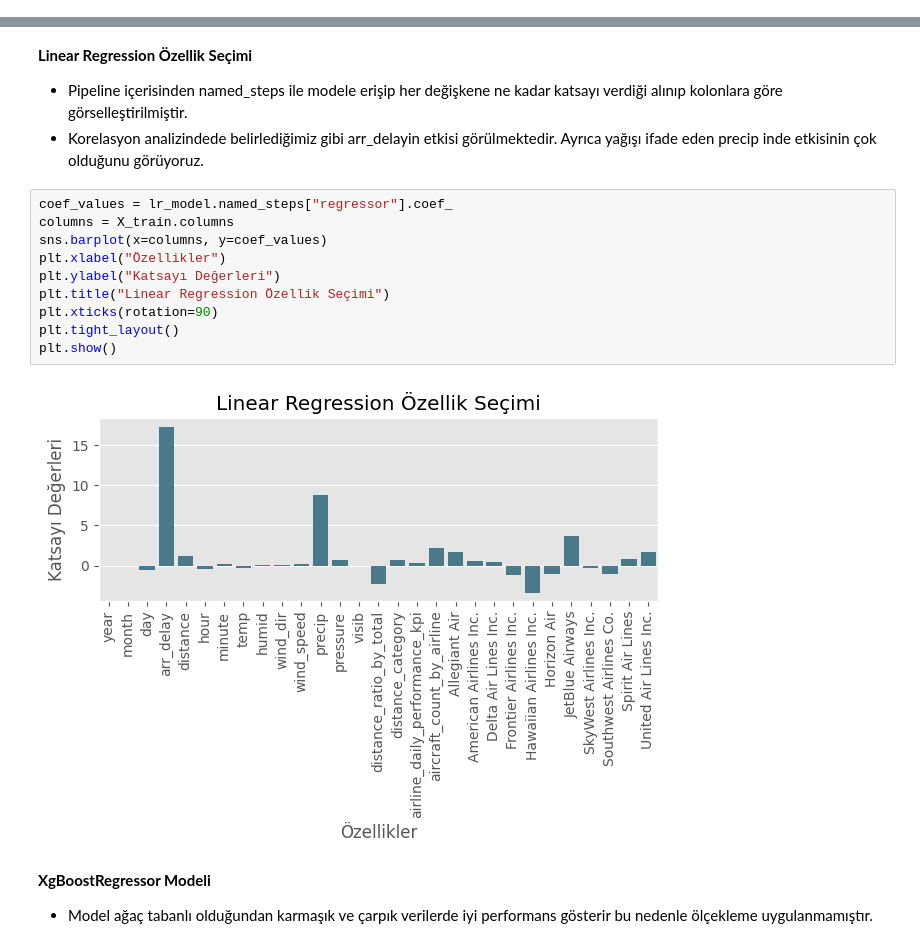
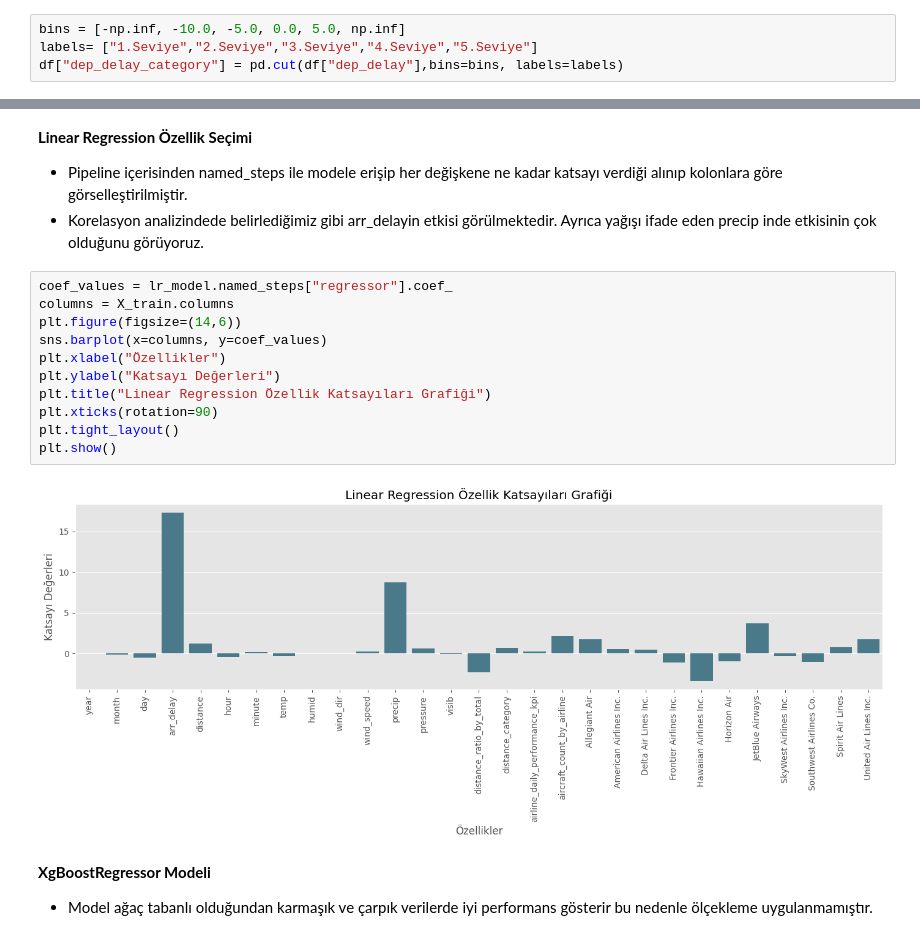
Before and after one commit to kntvrl/flights_project, a Jupyter notebook: project_notebook_ds.ipynb, the cells around one changed output, grey strips where cells are left out. Cells and saved outputs as stored; diff of their text form.

```diff
--- a/project_notebook_ds.ipynb
+++ b/project_notebook_ds.ipynb
@@ -1271,0 +1313,4 @@ df.head(1)
+# %%
+bins = [-np.inf, -10.0, -5.0, 0.0, 5.0, np.inf]
+labels= ["1.Seviye","2.Seviye","3.Seviye","4.Seviye","5.Seviye"]
+df["dep_delay_category"] = pd.cut(df["dep_delay"],bins=bins, labels=labels)
@@ -1716,15 +1813,16 @@ Test_r2_score sonucu: 0.87
 # %%
 coef_values = lr_model.named_steps["regressor"].coef_
 columns = X_train.columns
+plt.figure(figsize=(14,6))
 sns.barplot(x=columns, y=coef_values)
 plt.xlabel("Özellikler")
 plt.ylabel("Katsayı Değerleri")
-plt.title("Linear Regression Özellik Seçimi")
+plt.title("Linear Regression Özellik Katsayıları Grafiği")
 plt.xticks(rotation=90)
 plt.tight_layout()
 plt.show()
 # %% [output]
-[figure, old version]
+[figure, new version]
 # %% [markdown]
 **XgBoostRegressor Modeli**
 - Model ağaç tabanlı olduğundan karmaşık ve çarpık verilerde iyi performans gösterir bu nedenle ölçekleme uygulanmamıştır.
```
Also changed, not shown: parts of 19 cells of this notebook.
